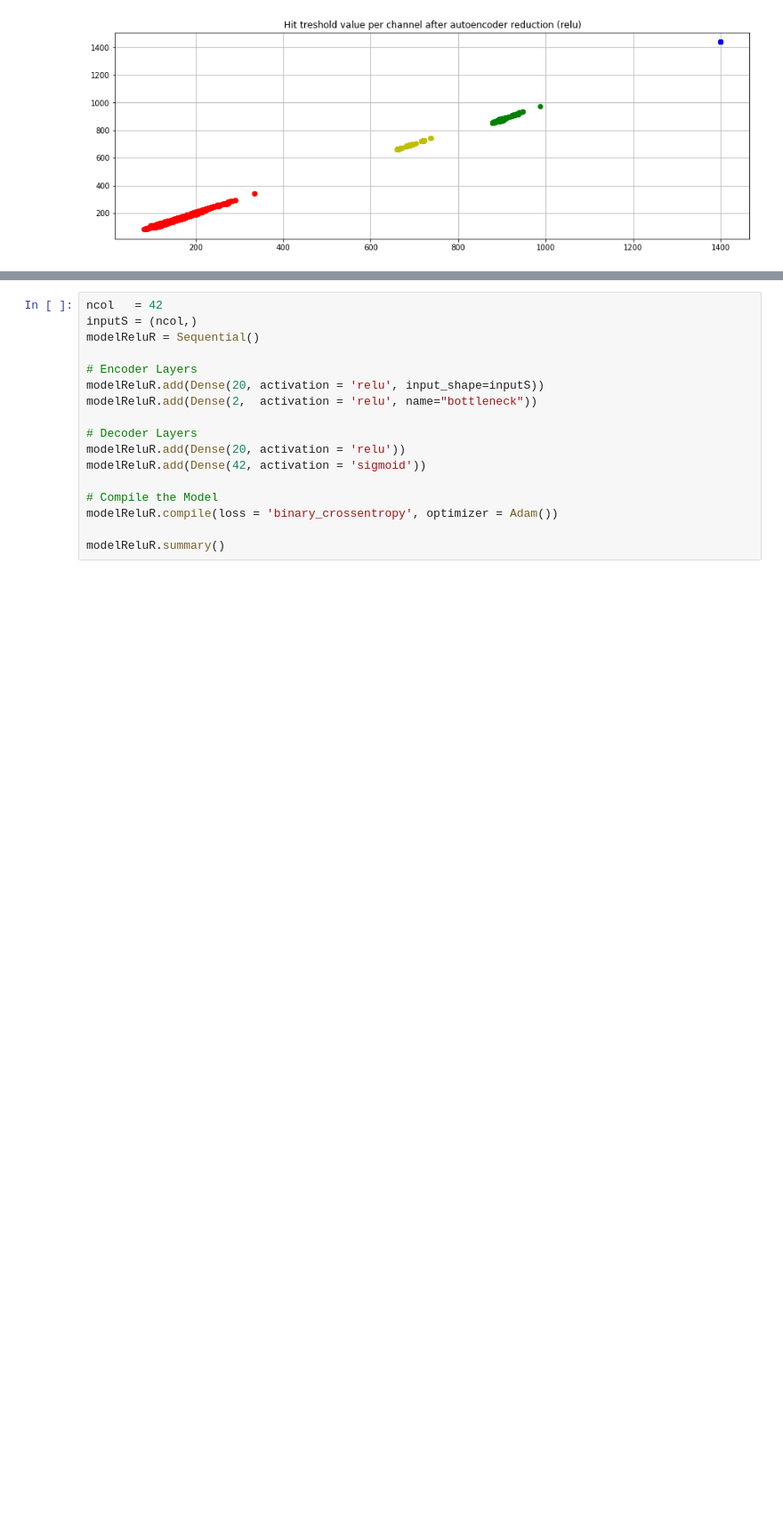
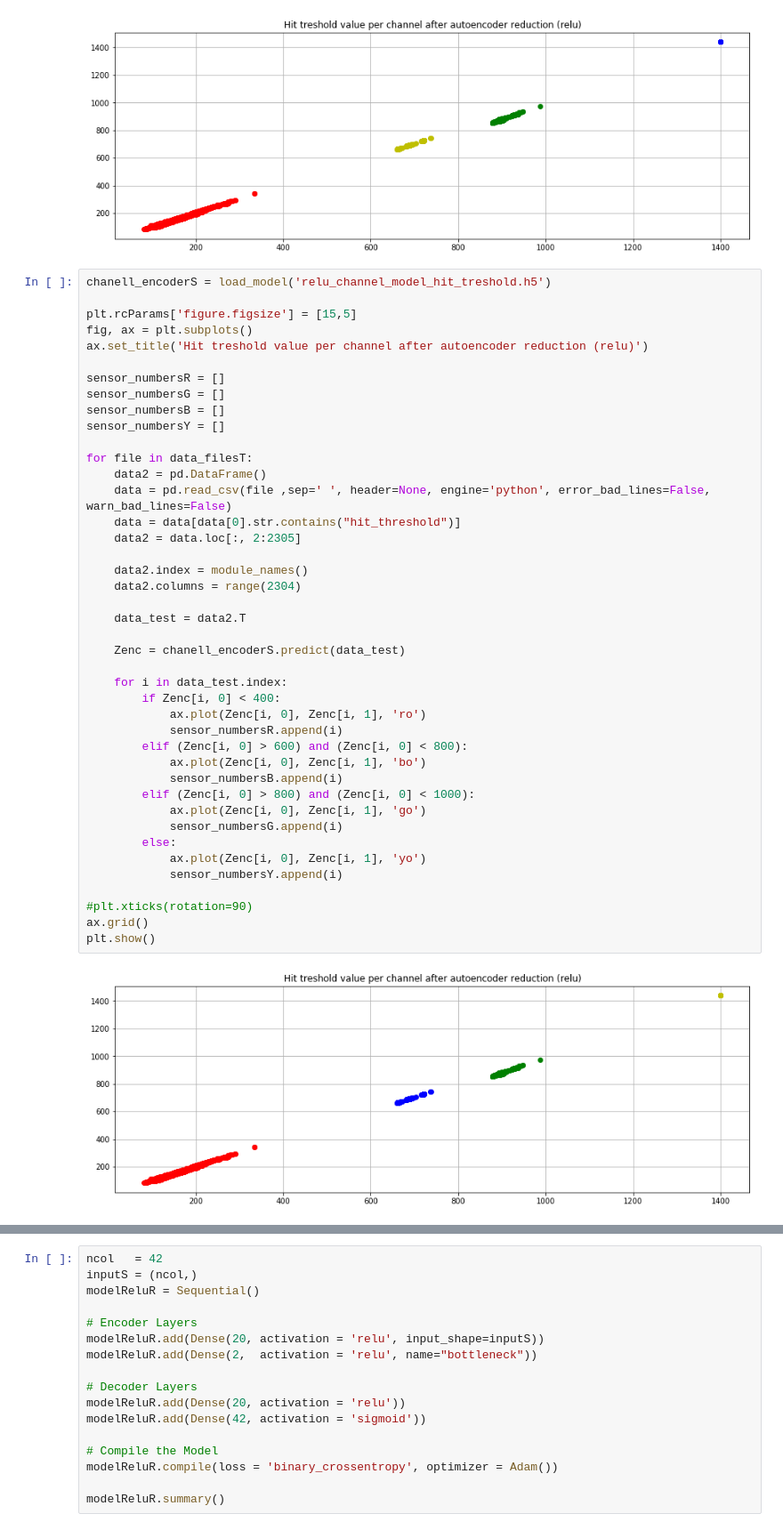
Before and after one commit to Czerwooonka/pracaMagisterska-WizualizacjaDanych, a Jupyter notebook: Autoenkodery/Hit_treshold.ipynb, the cells around one changed output, grey strips where cells are left out. Shown at 89% size. Drawn from its saved outputs; the diff is of its cells as text; blank space fills up the shorter version.

```diff
--- a/Autoenkodery/Hit_treshold.ipynb
+++ b/Autoenkodery/Hit_treshold.ipynb
@@ -191,4 +193,48 @@ ax.grid()
 plt.show()
 # %% [output]
 [figure]
+# %%
+chanell_encoderS = load_model('relu_channel_model_hit_treshold.h5')
+
+plt.rcParams['figure.figsize'] = [15,5]
+fig, ax = plt.subplots()
+ax.set_title('Hit treshold value per channel after autoencoder reduction (relu)')
+
+sensor_numbersR = []
+sensor_numbersG = []
+sensor_numbersB = []
+sensor_numbersY = []
+
+for file in data_filesT:
+    data2 = pd.DataFrame()
+    data = pd.read_csv(file ,sep=' ', header=None, engine='python', error_bad_lines=False, warn_bad_lines=False)
+    data = data[data[0].str.contains("hit_threshold")]
+    data2 = data.loc[:, 2:2305]
+
+    data2.index = module_names()
+    data2.columns = range(2304)
+
+    data_test = data2.T
+
+    Zenc = chanell_encoderS.predict(data_test)
+
+    for i in data_test.index:
+        if Zenc[i, 0] < 400:
+            ax.plot(Zenc[i, 0], Zenc[i, 1], 'ro')
+            sensor_numbersR.append(i)
+        elif (Zenc[i, 0] > 600) and (Zenc[i, 0] < 800):
+            ax.plot(Zenc[i, 0], Zenc[i, 1], 'bo')
+            sensor_numbersB.append(i)
+        elif (Zenc[i, 0] > 800) and (Zenc[i, 0] < 1000):
+            ax.plot(Zenc[i, 0], Zenc[i, 1], 'go')
+            sensor_numbersG.append(i)
+        else:
+            ax.plot(Zenc[i, 0], Zenc[i, 1], 'yo')
+            sensor_numbersY.append(i)
+
+#plt.xticks(rotation=90)
+ax.grid()
+plt.show()
+# %% [output]
+[figure, added]
 # %%
```
Also changed, not shown: parts of 13 cells of this notebook, 4 other files.
